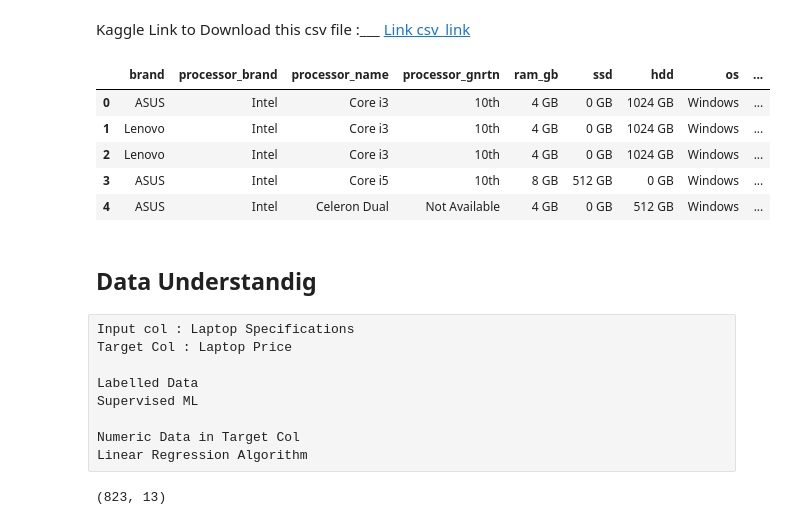
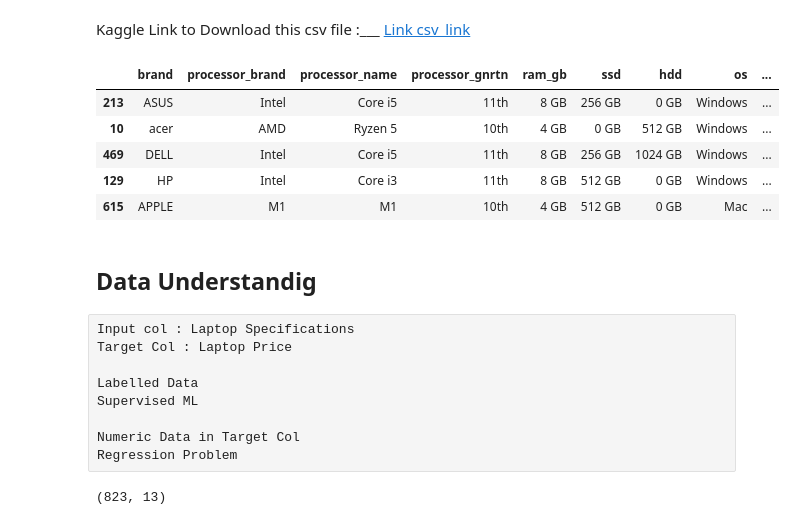
Before and after one commit to SamBhuj25/Laptop_Price, a Jupyter notebook: Price_Pred.ipynb, the cells around one changed output. Cells and saved outputs as stored; diff of their text form; code cells hidden in the pictures.

```diff
--- a/Price_Pred.ipynb
+++ b/Price_Pred.ipynb
@@ -62,15 +74,15 @@ Kaggle Link to Download this csv file   :___  [Link csv_link](https://www.kaggle
 # %%
 "CSV file >> DF"
 
 df = pd.read_csv("Laptop_Price.csv",index_col=["Unnamed: 0"])
-df.head()
+df.sample(5)
 # %% [output]
 |  | brand | processor_brand | processor_name | processor_gnrtn | ram_gb | ssd | hdd | os | ... |
-| 0 | ASUS | Intel | Core i3 | 10th | 4 GB | 0 GB | 1024 GB | Windows | ... |
-| 1 | Lenovo | Intel | Core i3 | 10th | 4 GB | 0 GB | 1024 GB | Windows | ... |
-| 2 | Lenovo | Intel | Core i3 | 10th | 4 GB | 0 GB | 1024 GB | Windows | ... |
-| 3 | ASUS | Intel | Core i5 | 10th | 8 GB | 512 GB | 0 GB | Windows | ... |
-| 4 | ASUS | Intel | Celeron Dual | Not Available | 4 GB | 0 GB | 512 GB | Windows | ... |
+| 213 | ASUS | Intel | Core i5 | 11th | 8 GB | 256 GB | 0 GB | Windows | ... |
+| 10 | acer | AMD | Ryzen 5 | 10th | 4 GB | 0 GB | 512 GB | Windows | ... |
+| 469 | DELL | Intel | Core i5 | 11th | 8 GB | 256 GB | 1024 GB | Windows | ... |
+| 129 | HP | Intel | Core i3 | 11th | 8 GB | 512 GB | 0 GB | Windows | ... |
+| 615 | APPLE | M1 | M1 | 10th | 4 GB | 512 GB | 0 GB | Mac | ... |
 # %% [markdown]
 ## Data Understandig
 # %% [raw]
@@ -81,6 +93,6 @@ Labelled Data
 Supervised ML
 
 Numeric Data in Target Col
-Linear Regression Algorithm
+Regression Problem
 # %%
 df.sample(5)            # How data Looks
```
Also changed, not shown: parts of 60 cells of this notebook.
